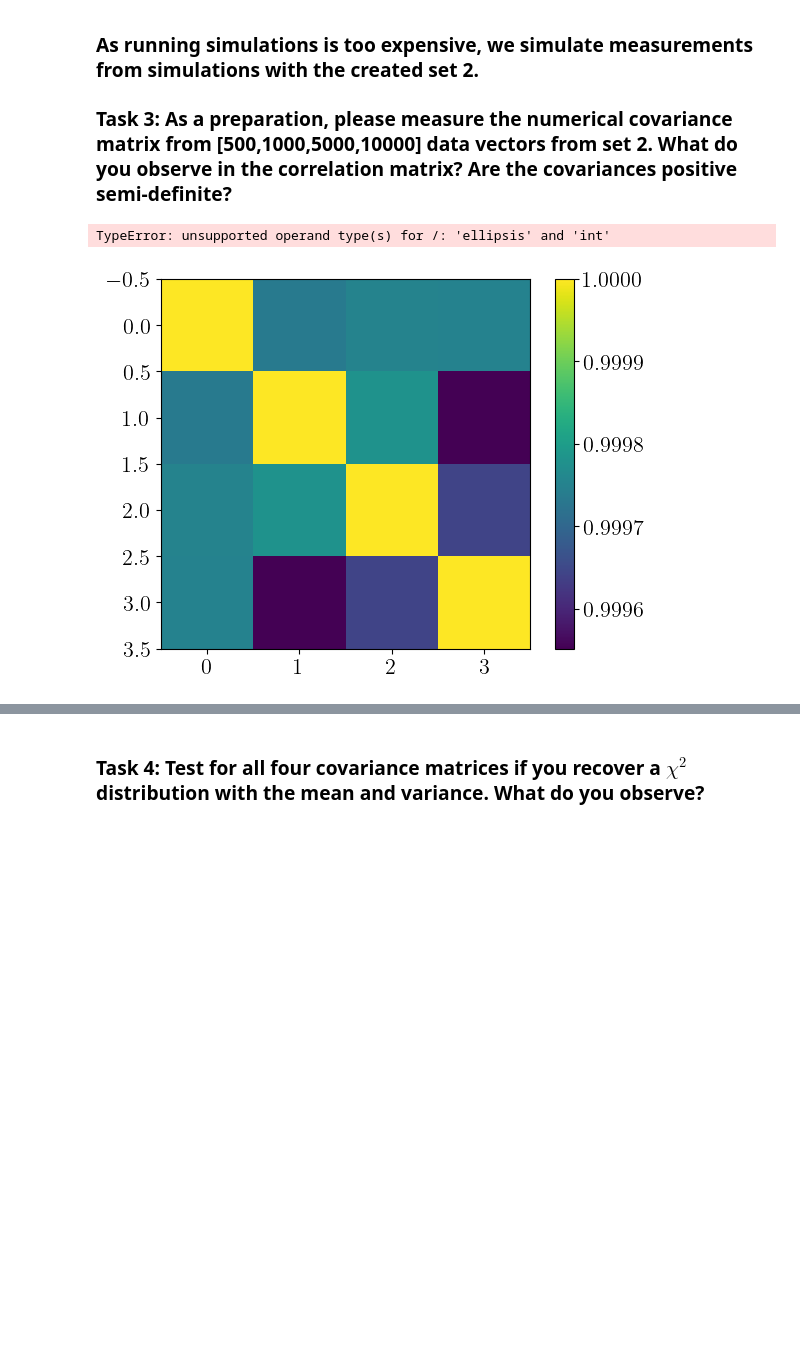
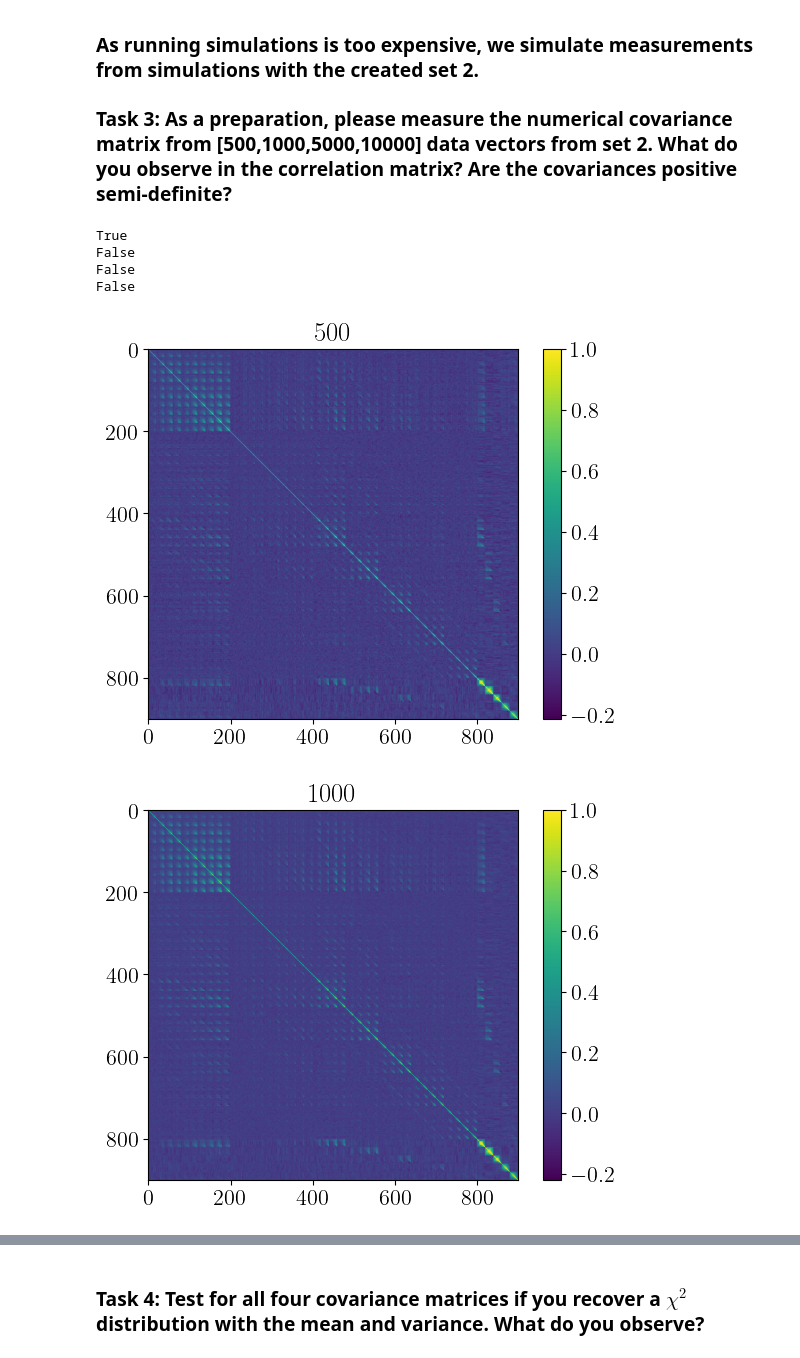
Before and after one commit to Rashaad-Reid/UWAstroStats, a Jupyter notebook: projects/2ptstat-analysis/assignments/assignment1.ipynb, the cells around one changed output, grey strips where cells are left out. Cells and saved outputs as stored; diff of their text form; code cells hidden in the pictures; blank space fills up the shorter version.

```diff
--- a/projects/2ptstat-analysis/assignments/assignment1.ipynb
+++ b/projects/2ptstat-analysis/assignments/assignment1.ipynb
@@ -91,20 +92,54 @@ ratio:           2.015000709097921
 ### As running simulations is too expensive, we simulate measurements from simulations with the created set 2.
 ### Task 3: As a preparation, please measure the numerical covariance matrix from [500,1000,5000,10000] data vectors from set 2. What do you observe in the correlation matrix? Are the covariances positive semi-definite?
 # %%
-cov_num500 = np.cov(...)
-cov_num1000 = np.cov(...)
-cov_num5000 = np.cov(...)
-cov_num10000 = np.cov(...)
+cov_num500 = np.cov(noisy_data_set2[:500].T)
+cov_num1000 = np.cov(noisy_data_set2[:1000].T)
+cov_num5000 = np.cov(noisy_data_set2[:5000].T)
+cov_num10000 = np.cov(noisy_data_set2[:10000].T)
-# %% [output]
-TypeError: unsupported operand type(s) for /: 'ellipsis' and 'int'
+# %%
+eigs500 = eigvals(cov_num500)
+eigs1000 = eigvals(cov_num1000)
+eigs5000 = eigvals(cov_num5000)
+eigs10000 = eigvals(cov_num10000)
+
+print(np.any(eigs500<0)) # true because fewer realisations than dimension
+print(np.any(eigs1000<0)) # false because more realisations than dimension
+print(np.any(eigs5000<0)) # ^
+print(np.any(eigs10000<0)) # ^
+# %% [output]
+True
+False
+False
+False
 # %%
 corr500 = cov_num500/np.outer(np.sqrt(np.diag(cov_num500)),np.sqrt(np.diag(cov_num500)))
+corr1000 = cov_num1000/np.outer(np.sqrt(np.diag(cov_num1000)),np.sqrt(np.diag(cov_num1000)))
+corr5000 = cov_num5000/np.outer(np.sqrt(np.diag(cov_num5000)),np.sqrt(np.diag(cov_num5000)))
+corr10000 = cov_num10000/np.outer(np.sqrt(np.diag(cov_num10000)),np.sqrt(np.diag(cov_num10000)))
 
-plt.imshow(cov_num500/np.outer(...))
+plt.title('500')
+plt.imshow(corr500)
+plt.colorbar()
+plt.show()
+
+plt.title('1000')
+plt.imshow(corr1000)
+plt.colorbar()
+plt.show()
+
+plt.title('5000')
+plt.imshow(corr5000)
+plt.colorbar()
+plt.show()
+
+plt.title('10000')
+plt.imshow(corr10000)
+plt.colorbar()
 plt.show()
 
 # positive semi-definite: x^T C x >= 0  ,  (upsidedown A) x (epsilon) (real numbers)^n
 
 # number of realisations must be more than rank of covariance matrix
 # %% [output]
-[figure, old version]
+[figure, new version]
+[figure, added]
```
Also changed, not shown: parts of 12 cells of this notebook.
